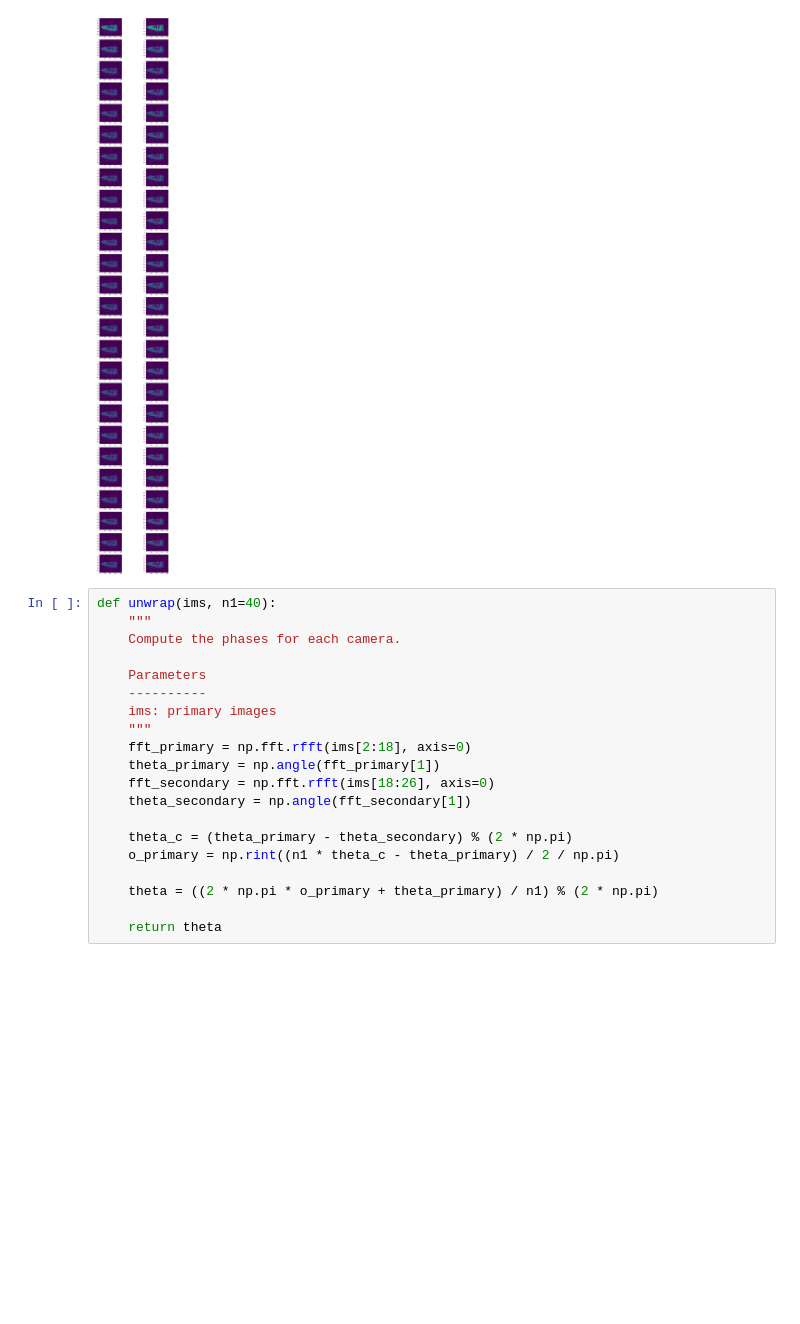
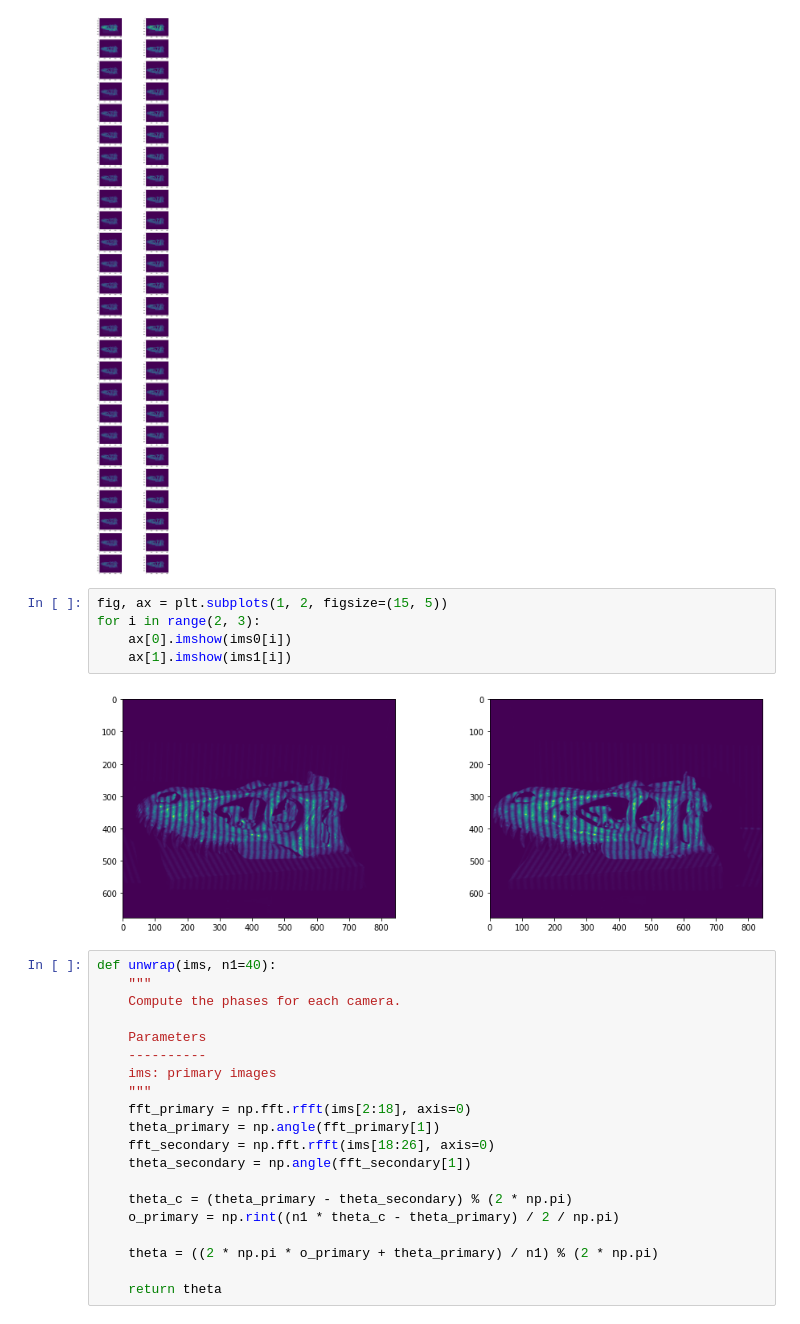
Before and after one commit to JulietteVl/ComputerVision, a Jupyter notebook: week13.ipynb, the cells around one changed output. Saved outputs shown, nothing was run; the diff lists cells and outputs as text; blank space fills up the shorter version.

```diff
--- a/week13.ipynb
+++ b/week13.ipynb
@@ -68,6 +68,13 @@ for i in range(n_patterns):
     ax[i][1].imshow(ims1[i])
 # %% [output]
 [figure]
+# %%
+fig, ax = plt.subplots(1, 2, figsize=(15, 5))
+for i in range(2, 3):
+    ax[0].imshow(ims0[i])
+    ax[1].imshow(ims1[i])
+# %% [output]
+[figure, added]
 # %%
 def unwrap(ims, n1=40):
     """
```
Also changed, not shown: parts of 1 cell of this notebook, 5 other files.
